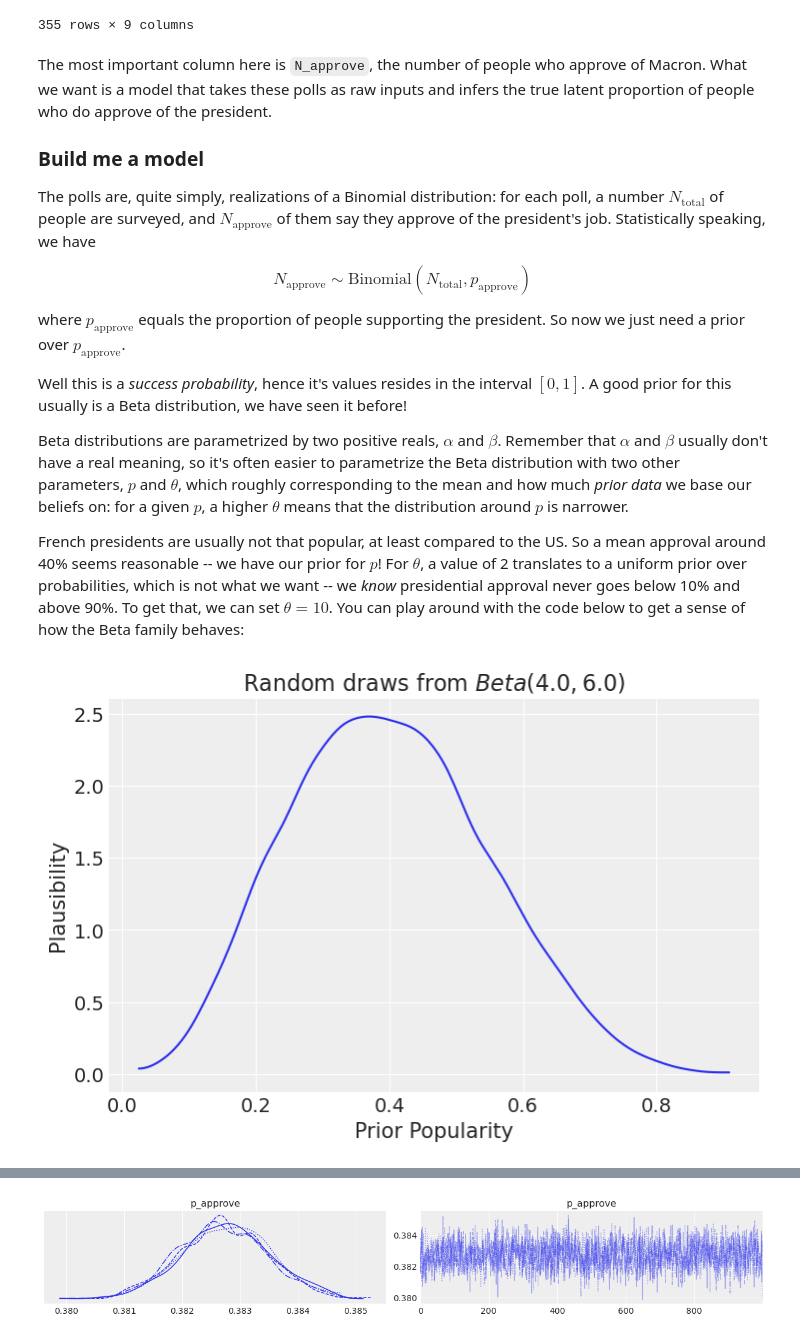
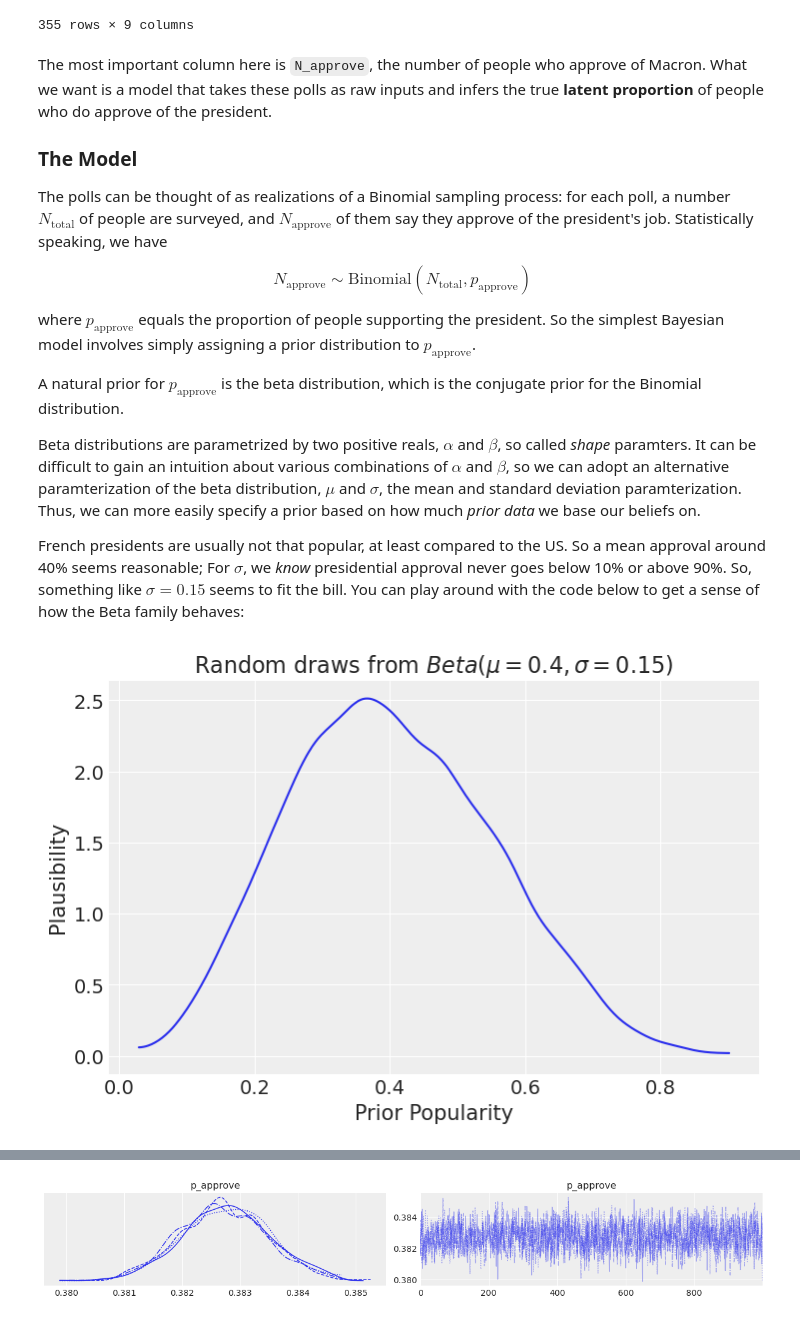
Before and after one commit to fonnesbeck/bayes_course_june_2024, a Jupyter notebook: notebooks/Section2_3-Generalized_Linear_Models.ipynb, the cells around one changed output, grey strips where cells are left out. Saved outputs shown, nothing was run; the diff lists cells and outputs as text; code cells hidden in the pictures.

```diff
--- a/notebooks/Section2_3-Generalized_Linear_Models.ipynb
+++ b/notebooks/Section2_3-Generalized_Linear_Models.ipynb
@@ -476,35 +472,34 @@ polls
 | 354 | 2021-02-03 | macron | center | Elabe | internet | 360 | 601 | 961 | 7.7 |
 355 rows × 9 columns
 # %% [markdown]
-The most important column here is `N_approve`, the number of people who approve of Macron. What we want is a model that takes these polls as raw inputs and infers the true latent proportion of people who do approve of the president.
+The most important column here is `N_approve`, the number of people who approve of Macron. What we want is a model that takes these polls as raw inputs and infers the true **latent proportion** of people who do approve of the president.
 
-### Build me a model
+### The Model
 
-The polls are, quite simply, realizations of a Binomial distribution: for each poll, a number $N_{\text{total}}$ of people are surveyed, and $N_{\text{approve}}$ of them say they approve of the president's job. Statistically speaking, we have
+The polls can be thought of as realizations of a Binomial sampling process: for each poll, a number $N_{\text{total}}$ of people are surveyed, and $N_{\text{approve}}$ of them say they approve of the president's job. Statistically speaking, we have
 
 
 $$N_{\text{approve}} \sim \mathrm{Binomial}(N_{\text{total}}, p_{\text{approve}})$$
 
 
-where $p_{\text{approve}}$ equals the proportion of people supporting the president. So now we just need a prior over $p_{\text{approve}}$.
+where $p_{\text{approve}}$ equals the proportion of people supporting the president. So the simplest Bayesian model involves simply assigning a prior distribution to $p_{\text{approve}}$.
 
-Well this is a *success probability*, hence it's values resides in the interval $[0, 1]$. A good prior for this usually is a Beta distribution, we have seen it before!
+A natural prior for $p_{\text{approve}}$ is the beta distribution, which is the conjugate prior for the Binomial distribution.
 
-Beta distributions are parametrized by two positive reals, $\alpha$ and $\beta$. Remember that $\alpha$ and $\beta$ usually don't have a real meaning, so it's often easier to parametrize the Beta distribution with two other parameters, $p$ and $\theta$, which roughly corresponding to the mean and how much *prior data* we base our beliefs on: for a given $p$, a higher $\theta$ means that the distribution around $p$ is narrower.
+Beta distributions are parametrized by two positive reals, $\alpha$ and $\beta$, so called *shape* paramters. It can be difficult to gain an intuition about various combinations of $\alpha$ and $\beta$, so we can adopt an alternative paramterization of the beta distribution, $\mu$ and $\sigma$, the mean and standard deviation paramterization. Thus, we can more easily specify a prior based on how much *prior data* we base our beliefs on.
 
-French presidents are usually not that popular, at least compared to the US. So a mean approval around 40% seems reasonable -- we have our prior for $p$! For $\theta$, a value of 2 translates to a uniform prior over probabilities, which is not what we want -- we _know_ presidential approval never goes below 10% and above 90%. To get that, we can set $\theta = 10$. You can play around with the code below to get a sense of how the Beta family behaves:
+French presidents are usually not that popular, at least compared to the US. So a mean approval around 40% seems reasonable; For $\sigma$, we _know_ presidential approval never goes below 10% or above 90%. So, something like $\sigma = 0.15$ seems to fit the bill. You can play around with the code below to get a sense of how the Beta family behaves:
 # %%
-pbar = 0.4
-theta = 10.0
+mu, sigma = 0.4,0.15
 
 ax = az.plot_dist(
-    pm.draw(pm.Beta.dist(alpha=pbar * theta, beta=(1 - pbar) * theta), draws=10_000)
+    pm.draw(pm.Beta.dist(mu=mu, sigma=sigma), draws=10_000)
 )
 ax.set(
-    title=f"Random draws from $Beta({pbar * theta}, {(1 - pbar) * theta})$",
+    title=f"Random draws from $Beta(\\mu={mu}, \\sigma={sigma})$",
     xlabel="Prior Popularity",
     ylabel="Plausibility",
 );
 # %% [output]
-[figure, old version]
+[figure, new version]
 # %% [markdown]
```
Also changed, not shown: parts of 31 cells of this notebook, 1 other file.
